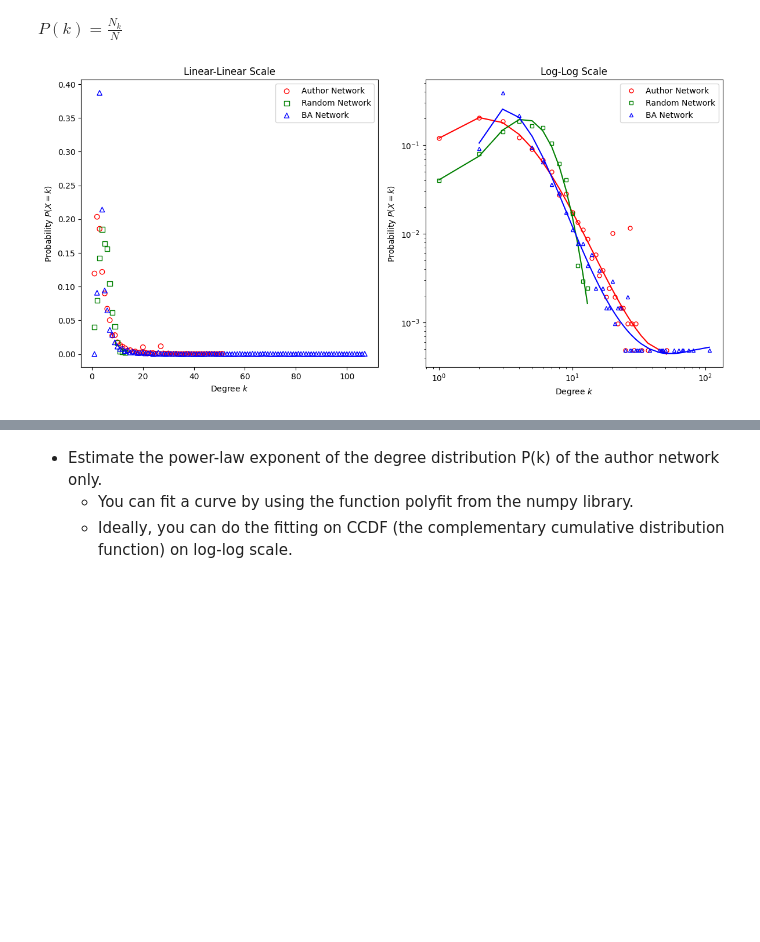
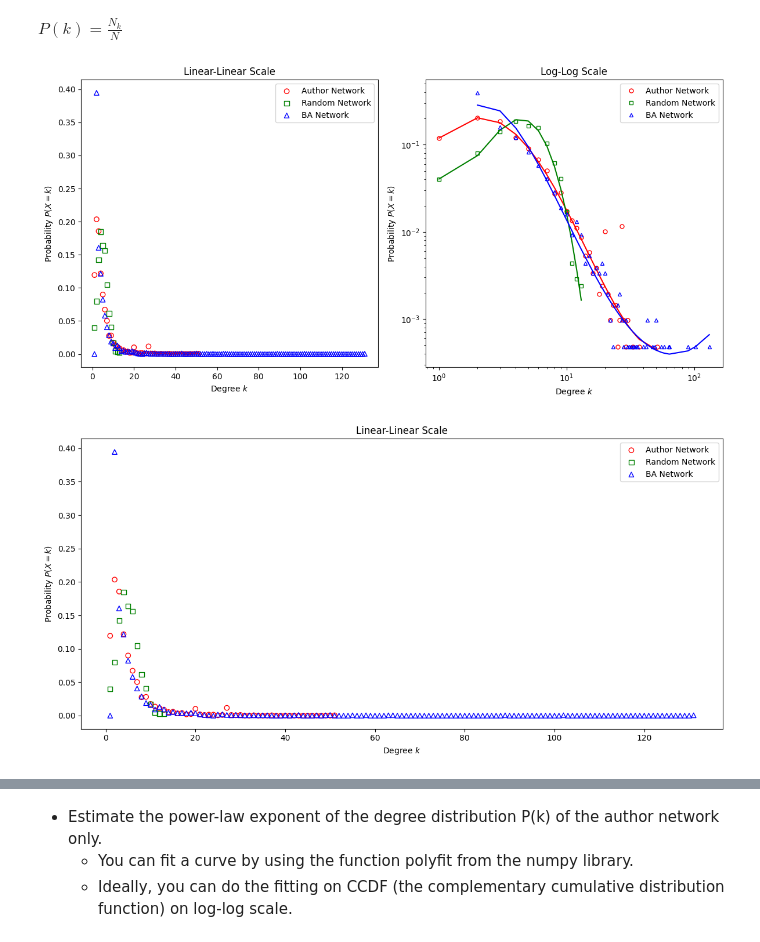
Before and after one commit to ignRyann/author-network-analysis, a Jupyter notebook: coursework1.ipynb, the cells around one changed output, grey strips where cells are left out. Drawn from its saved outputs; the diff is of its cells as text; code cells hidden in the pictures; blank space fills up the shorter version.

```diff
--- a/coursework1.ipynb
+++ b/coursework1.ipynb
@@ -159,6 +159,6 @@ $5163 = 2(1031-20) + 30 + 3(2068 - 1031)$
 # %%
-BA = nx.barabasi_albert_graph(1031, 2, initial_graph= initial, seed= seed)
-BA = nx.barabasi_albert_graph(2068, 3, initial_graph= BA, seed= seed)
+BA = nx.barabasi_albert_graph(1057, 3, initial_graph= initial, seed= seed)
+BA = nx.barabasi_albert_graph(2068, 2, initial_graph= BA, seed= seed)
 # %%
 # Ensuring necessary network properties
 assert nx.is_connected(BA)
@@ -246,4 +246,32 @@ def plot_degree_distribution(graphs, graph_names, image_name):
 # %%
 plot_degree_distribution([author_network, random_network, BA], ['Author Network', 'Random Network', 'BA Network'], "degree_distributions")
 # %% [output]
-[figure, old version]
+[figure, new version]
+# %%
+def plot_degree_distribution_linear(graphs, graph_names, image_name):
+    colors = ["red", "green", "blue"]
+    markers = ['o', 's', '^']
+
+    # Linear scale plot
+    plt.figure(figsize=(12,6))
+    plt.title("Linear-Linear Scale")
+    plt.xlabel("Degree $k$")
+    plt.ylabel("Probability $P(X=k)$")
+
+    for i, G in enumerate(graphs):
+        N_k = nx.degree_histogram(G)[1:]
+        pk = [i/sum(N_k) for i in N_k]  # normalized so they sum to 1
+        k = list(range(1, len(N_k) + 1))
+        plt.scatter(k, pk, edgecolors=colors[i], label=graph_names[i], marker=markers[i], facecolors='none')
+
+
+    plt.legend(loc='upper right')
+
+    plt.tight_layout()
+    plt.legend()
+    plt.show()
+    # plt.savefig("images/" + image_name + ".png", dpi=300)
+# %%
+plot_degree_distribution_linear([author_network, random_network, BA], ['Author Network', 'Random Network', 'BA Network'], "degree_distributions_linear")
+# %% [output]
+[figure, added]
```
Also changed, not shown: parts of 41 cells of this notebook, 7 other files.
